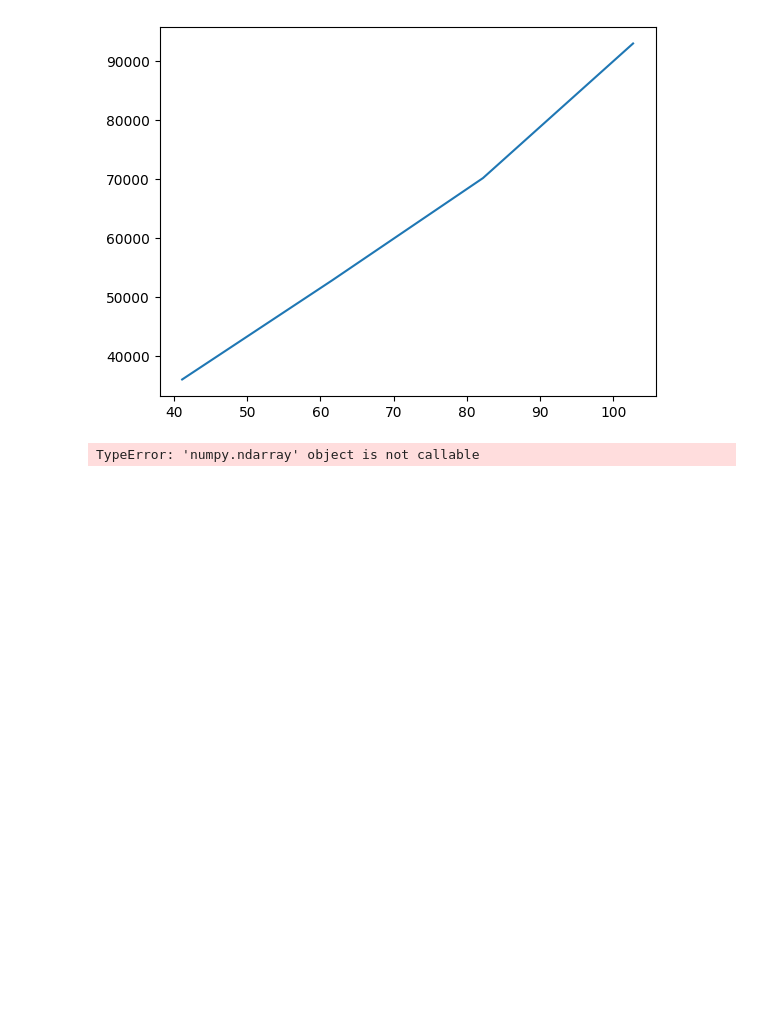
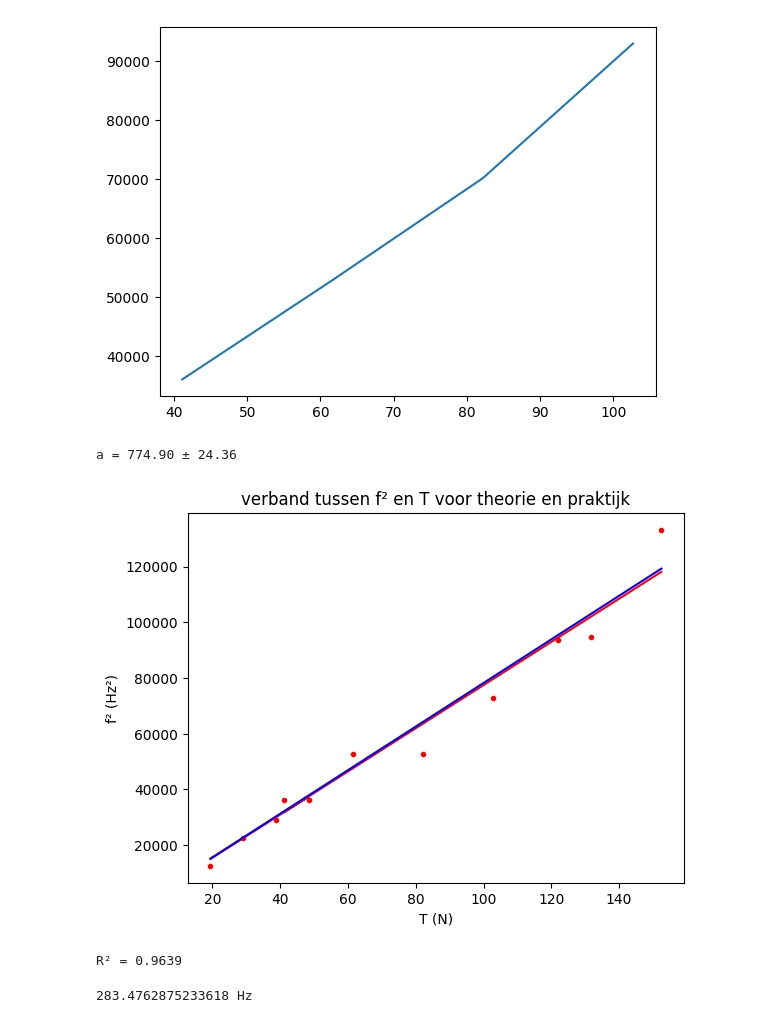
Before and after one commit to jasperbom747-creator/Vibrating-string-experiment, a Jupyter notebook: analyse.ipynb, the cells around one changed output. Saved outputs shown, nothing was run; the diff lists cells and outputs as text; code cells hidden in the pictures; blank space fills up the shorter version.

Commit message:
plot van massa variatie

```diff
--- a/analyse.ipynb
+++ b/analyse.ipynb
@@ -36,20 +36,59 @@ plt.show()
 [figure]
 # %%
 #metingen gewicht aanpassen, grondtoon
+from scipy.optimize import curve_fit
 L = 0.315 #m
 mu = 0.00322 #kg/m
 
 T_m=np.array([152.5,131.7,122.0,102.7,82.2,61.6,41.1,48.4,38.7,29.0,19.4])
 f_g=np.array([365.0,308.0,306.0,270.0,230.0,230.0,190.0,190.0,170.0,150.0,112.0])
 
-T_theorie=np.linspace(T(min),T(max),200)
+def lineair(a,x):
+    return a*x
 
-def snaartheorie(x):
+x = T_m
+y = f_g**2
+
+popt, pcov = curve_fit(lineair, x, y)
+a = popt[0]
+a_err = np.sqrt(pcov[0,0])  # standaardfout op a
+
+print(f"a = {a:.2f} ± {a_err:.2f}")
+
+T_theorie=np.linspace(min(T_m),max(T_m),200)
+
+def i_snaartheorie(x):
     return 1/(4*L**2)*x/mu
 
 plt.figure()
 plt.plot(T_m,f_g**2,'r.')
-plt.plot(T_theorie,snaartheorie(T_theorie),"b-")
+plt.plot(T_m,lineair(a,T_m),'r-')
+plt.plot(T_theorie,i_snaartheorie(T_theorie),"b-")
+plt.xlabel("T (N)")
+plt.ylabel('f² (Hz²)')
+plt.title("verband tussen f² en T voor theorie en praktijk")
 plt.show()
+
+y_pred = a * T_m
+y_gemiddeld = np.mean(f_g**2)
+
+SS_res = np.sum((f_g**2 - y_pred)**2)      # som van kwadratische residuen
+SS_tot = np.sum((f_g**2 - y_gemiddeld)**2) # totale variantie
+
+R2 = 1 - SS_res/SS_tot
+print(f"R² = {R2:.4f}")
+
+#conclusie: als je spanning gaat varieren is de ideale snaartheorie toepasbaar
 # %% [output]
-TypeError: 'numpy.ndarray' object is not callable
+a = 774.90 ± 24.36
+[figure, added]
+R² = 0.9639
+# %%
+#metingen amplitude wisseling
+
+#theorie
+T_a = 102.7 #N
+f_g1=1/(2*L)*np.sqrt((T_a/mu))
+print(f_g1, 'Hz')
+# %% [output]
+283.4762875233618 Hz
```
